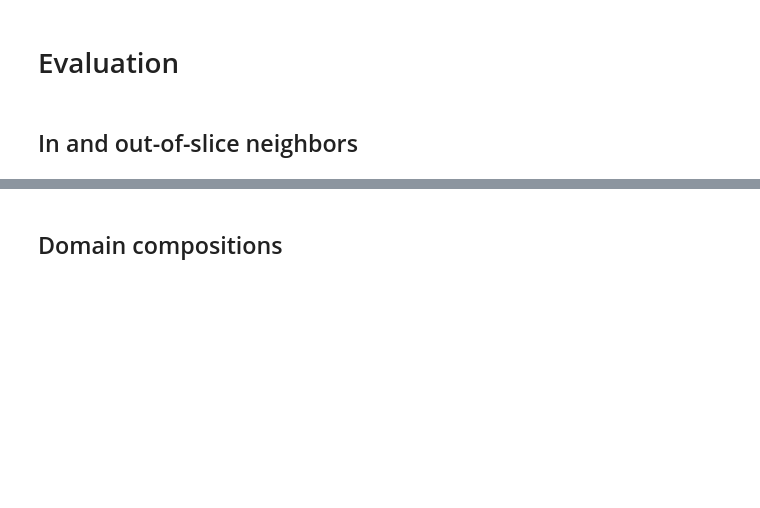
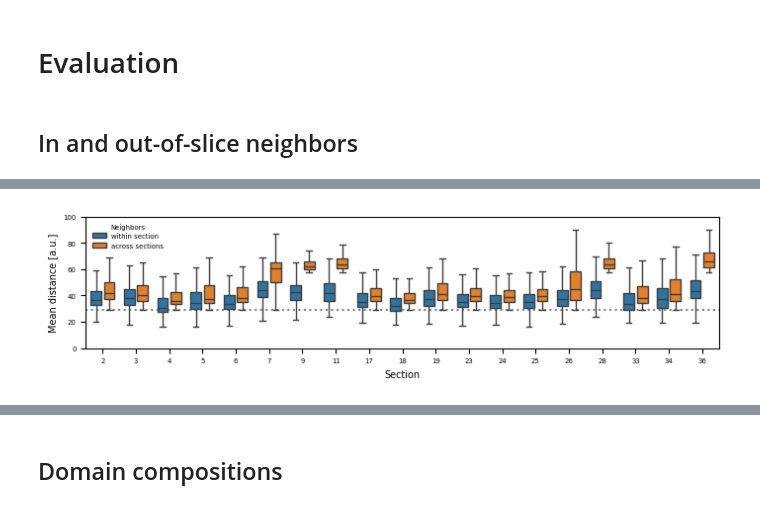
Before and after one commit to HiDiHlabs/SpatialLeiden2-Study, a Jupyter notebook: OpenST_3D_lymphnode.ipynb, the cells around one changed output, grey strips where cells are left out. Cells and saved outputs as stored; diff of their text form; code cells hidden in the pictures; blank space fills up the shorter version.

```diff
--- a/OpenST_3D_lymphnode.ipynb
+++ b/OpenST_3D_lymphnode.ipynb
@@ -217,3 +251,32 @@ fig.tight_layout()
+# %%
+import numpy as np
+
+z = np.unique(adata.obsm["spatial_3d_aligned"][:, 2])
+dist = np.abs(z - z[None, :].T)
+np.fill_diagonal(dist, np.inf)
+min_dist = dist.min()
+# %%
+fig, ax = plt.subplots(figsize=(180 * mm, 50 * mm))
+
+_ = ax.axhline(min_dist, color="grey", linestyle="dotted")
+_ = sns.boxplot(
+    data=mean_dist,
+    x="slice",
+    y="mean_dist",
+    hue="neighbors",
+    ax=ax,
+    fliersize=0,
+    gap=0.2,
+    flierprops={"marker": ".", "markerfacecolor": "black"},
+)
+_ = ax.set(ylim=(0, 100), ylabel="Mean distance [a.u.]", xlabel="Section")
+_ = ax.legend_.set(loc="upper left", frame_on=False, title="Neighbors")
+
+
+fig.tight_layout()
+fig.savefig(results_lymphnode / "mean_dist.pdf")
+# %% [output]
+[figure, added]
 # %%
 n_neigh = neighbor_stats.melt("slice", ["n_neigh_in", "n_neigh_out"], "in_slice", "n")
 
```
Also changed, not shown: parts of 39 cells of this notebook, 29 other files.
